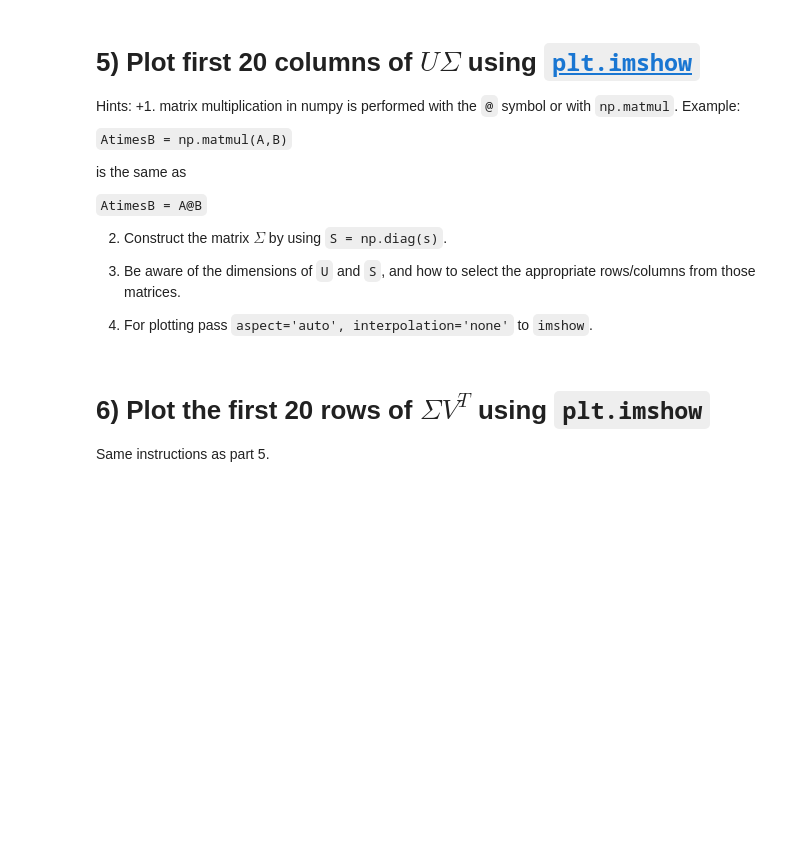
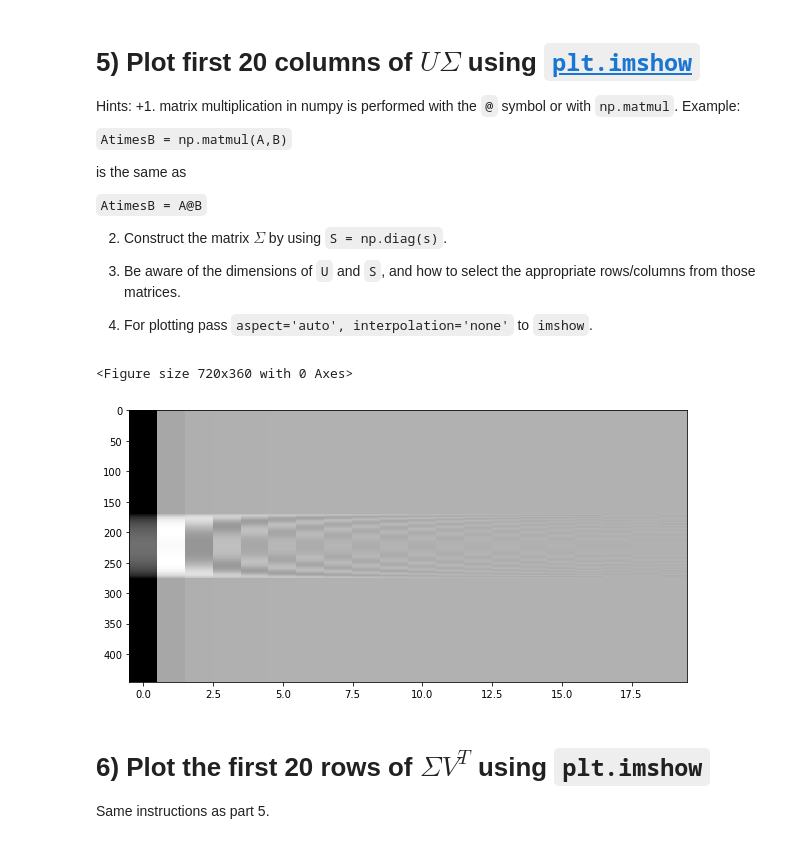
Before and after one commit to joshuaaduarte/dataScience_statistics, a Jupyter notebook: hw3/hw3_prob1.ipynb, the cells around one changed output. Saved outputs shown, nothing was run; the diff lists cells and outputs as text; code cells hidden in the pictures; blank space fills up the shorter version.

```diff
--- a/hw3/hw3_prob1.ipynb
+++ b/hw3/hw3_prob1.ipynb
@@ -85,7 +95,15 @@ is the same as
 # %%
 fig5 = plt.figure(figsize=(10,5))
 rho = 20
-# Add your code here
+fig5 = plt.figure(figsize=(10,5))
+r = 20
+S = np.diag(s)
+Xapprox = U [:,:r] @ S [:r,:r]
+img = plt.imshow(Xapprox, aspect='auto', interpolation='none',cmap='gray')#looks clear with 'prism' colormap
+plt.show()
+# %% [output]
+<Figure size 720x360 with 0 Axes>
+[figure, added]
 # %%
 ################################
 # Reporting. Do not modify.#####
```
Also changed, not shown: parts of 12 cells of this notebook, 3 other files.
